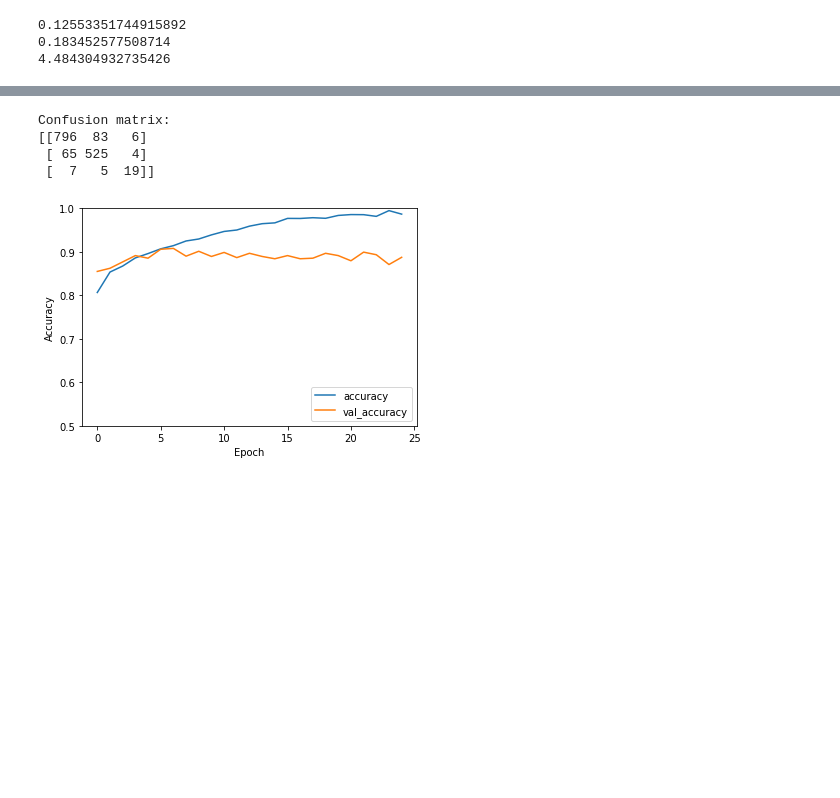
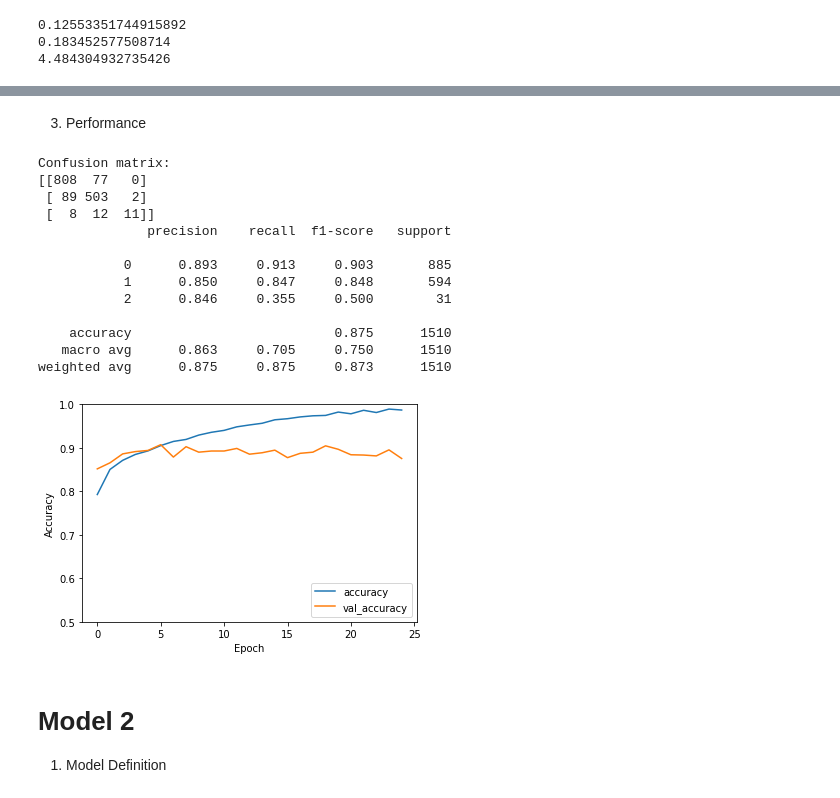
Before and after one commit to mimilazarova/DD2424-covid-xray-project, a Jupyter notebook: playground_JohanNET.ipynb, the cells around one changed output, grey strips where cells are left out. Drawn from its saved outputs; the diff is of its cells as text; code cells hidden in the pictures; blank space fills up the shorter version.

```diff
--- a/playground_JohanNET.ipynb
+++ b/playground_JohanNET.ipynb
@@ -24,10 +30,10 @@ with open('/content/drive/My Drive/Colab Notebooks/data/trainX1.pickle', 'rb') a
 with open('/content/drive/My Drive/Colab Notebooks/data/trainX2.pickle', 'rb') as f:
   X2 = pickle.load(f)
 
-trainX = np.concatenate((X1, X2))
+train_X = np.concatenate((X1, X2))
 
 with open('/content/drive/My Drive/Colab Notebooks/data/testX.pickle', 'rb') as f:
-  testX = pickle.load(f)
+  test_X = pickle.load(f)
 with open('/content/drive/My Drive/Colab Notebooks/data/train_y.pickle', 'rb') as f:
   train_y = pickle.load(f)
 with open('/content/drive/My Drive/Colab Notebooks/data/test_y.pickle', 'rb') as f:
@@ -49,0 +52,9 @@ testX = testX.reshape((testN, 224, 224, 1))
+# %%
+train_N = train_X.shape[0]
+test_N = test_X.shape[0]
+
+train_X = train_X.reshape((train_N, 224, 224, 1))
+test_X = test_X.reshape((test_N, 224, 224, 1))
+
+print("train_y bincount: ", np.bincount(train_y))
+print("test_y bincount: ", np.bincount(test_y))
@@ -49,0 +64,9 @@ testX = testX.reshape((testN, 224, 224, 1))
+# %%
+#plotting learning curve
+def plot_history(history):
+  plt.plot(history.history['accuracy'], label='accuracy')
+  plt.plot(history.history['val_accuracy'], label = 'val_accuracy')
+  plt.xlabel('Epoch')
+  plt.ylabel('Accuracy')
+  plt.ylim([0.5, 1])
+  plt.legend(loc='lower right')
@@ -83,7 +111,7 @@ model1.compile(optimizer='adam',
               loss=tf.keras.losses.SparseCategoricalCrossentropy(from_logits=True),
               metrics=["accuracy"])
 
-history1 = model1.fit(trainX, train_y, epochs=25,
-                    validation_data=(testX, test_y))
+history1 = model1.fit(train_X, train_y, epochs=25,
+                    validation_data=(test_X, test_y))
 # %% [output]
 Epoch 1/25
@@ -106,20 +133,0 @@ Epoch 25/25
-# %%
-plt.plot(history1.history['accuracy'], label='accuracy')
-plt.plot(history1.history['val_accuracy'], label = 'val_accuracy')
-plt.xlabel('Epoch')
-plt.ylabel('Accuracy')
-plt.ylim([0.5, 1])
-plt.legend(loc='lower right')
-
-test_y_pred_m = model1.predict(testX)
-test_y_pred1 = np.argmax(test_y_pred_m, axis=1)
-
-conf_matrix = confusion_matrix(test_y, test_y_pred1, labels=[0, 1, 2])
-print("Confusion matrix:")
-print(conf_matrix)
-# %% [output]
-Confusion matrix:
-[[796  83   6]
- [ 65 525   4]
- [  7   5  19]]
-[figure, removed]
@@ -136,3 +134,34 @@ testY[np.arange(testN), test_y] = 1
+# %% [markdown]
+3. Performance
+# %%
+plot_history(history1)
+
+# predictions
+pred = model1.predict(test_X)
+pred_1 = np.argmax(pred, axis=1) # one-hot encoding
+
+conf_matrix = confusion_matrix(test_y, pred_1, labels=[0, 1, 2])
+print("Confusion matrix:")
+print(conf_matrix)
+print(classification_report(test_y, pred_1, digits=3))
+# %% [output]
+Confusion matrix:
+[[808  77   0]
+ [ 89 503   2]
+ [  8  12  11]]
+              precision    recall  f1-score   support
+
+           0      0.893     0.913     0.903       885
+           1      0.850     0.847     0.848       594
+           2      0.846     0.355     0.500        31
+
+    accuracy                          0.875      1510
+   macro avg      0.863     0.705     0.750      1510
+weighted avg      0.875     0.875     0.873      1510
+[figure, added]
+# %% [markdown]
+# **Model 2**
+1. Model Definition
 # %%
 model2 = keras.models.Sequential()
 model2.add(layers.Conv2D(64, (3, 3), padding = 'same', activation='relu', input_shape=(224, 224, 1)))
```
Also changed, not shown: parts of 30 cells of this notebook.
